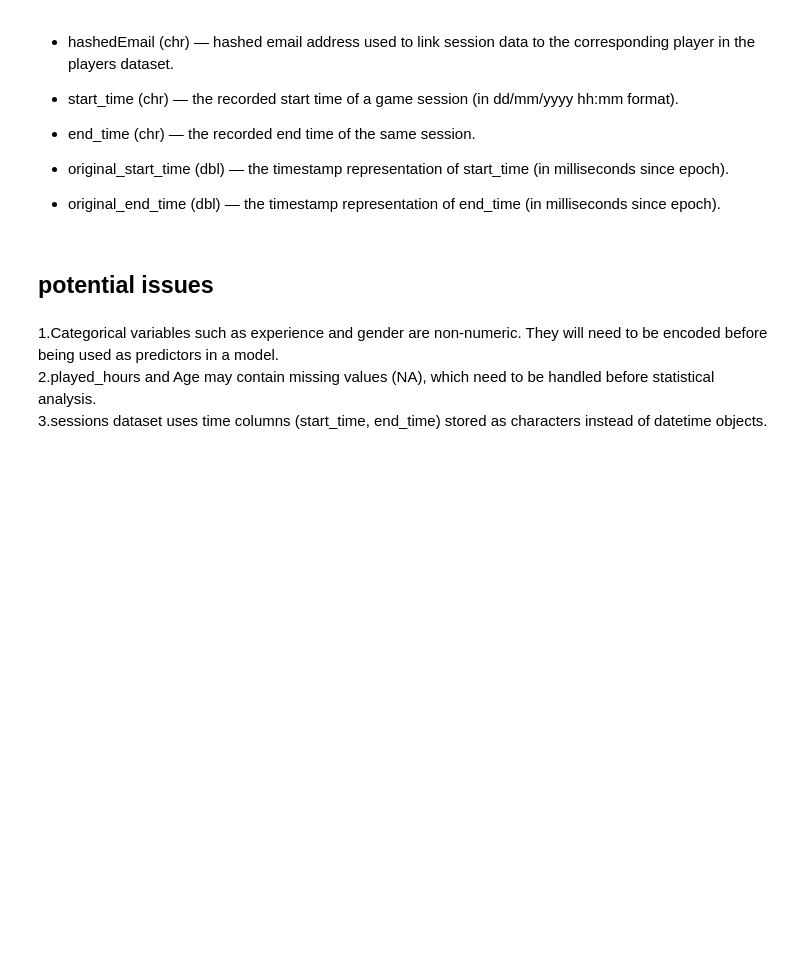
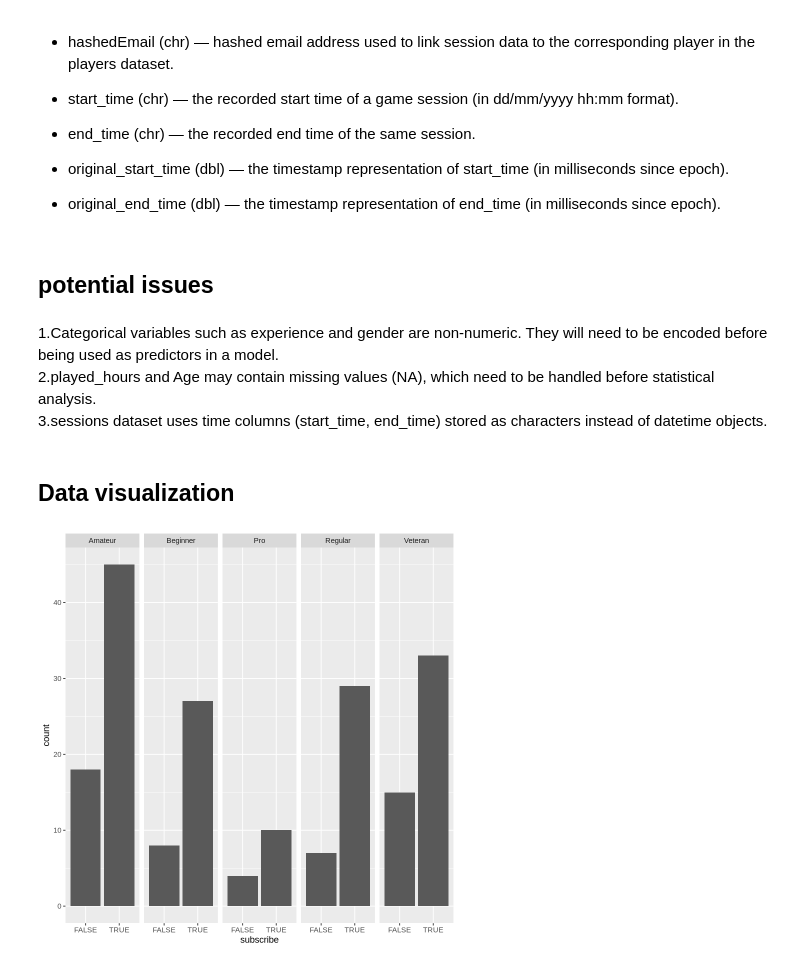
Before and after one commit to charlieliu516/dsic100, a Jupyter notebook: Untitled.ipynb, the cells around one changed output. Drawn from its saved outputs; the diff is of its cells as text; code cells hidden in the pictures; blank space fills up the shorter version.

Commit message:
add player data visualizations
created bar, histogram, and scatter plots to explore player experience, subscription, and playtime

```diff
--- a/Untitled.ipynb
+++ b/Untitled.ipynb
@@ -127,3 +127,11 @@ There are 196 observations in the players dataset and 1535 observations in the s
 They will need to be encoded before being used as predictors in a model.
 2.played_hours and Age may contain missing values (NA), which need to be handled before statistical analysis.
 3.sessions dataset uses time columns (start_time, end_time) stored as characters instead of datetime objects.
+# %% [markdown]
+## **Data visualization**
+# %%
+ggplot(players, aes(x = subscribe)) +
+  geom_bar() +
+  facet_grid(cols = vars(experience))
+# %% [output]
+[figure, added]
```
Also changed, not shown: parts of 5 cells of this notebook.
